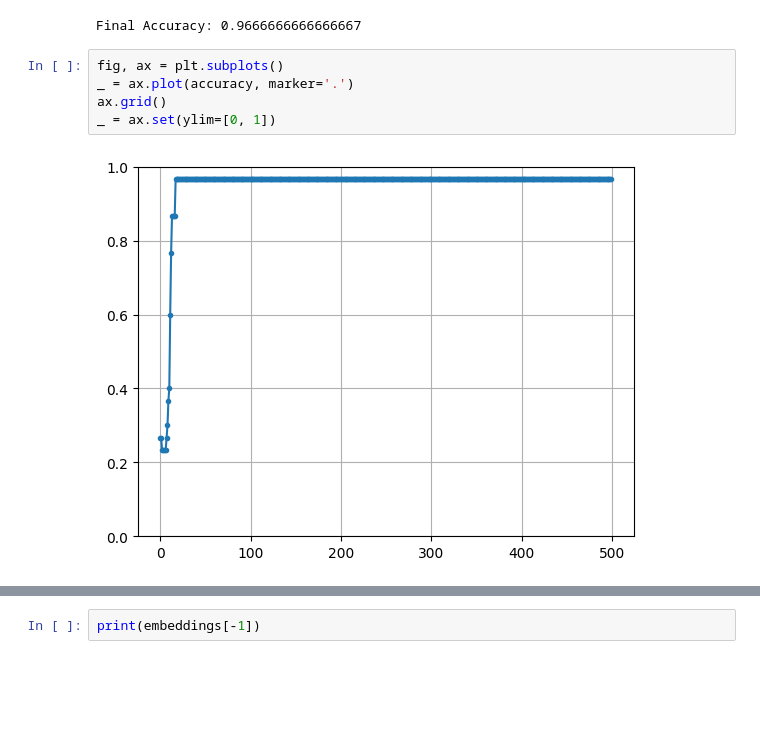
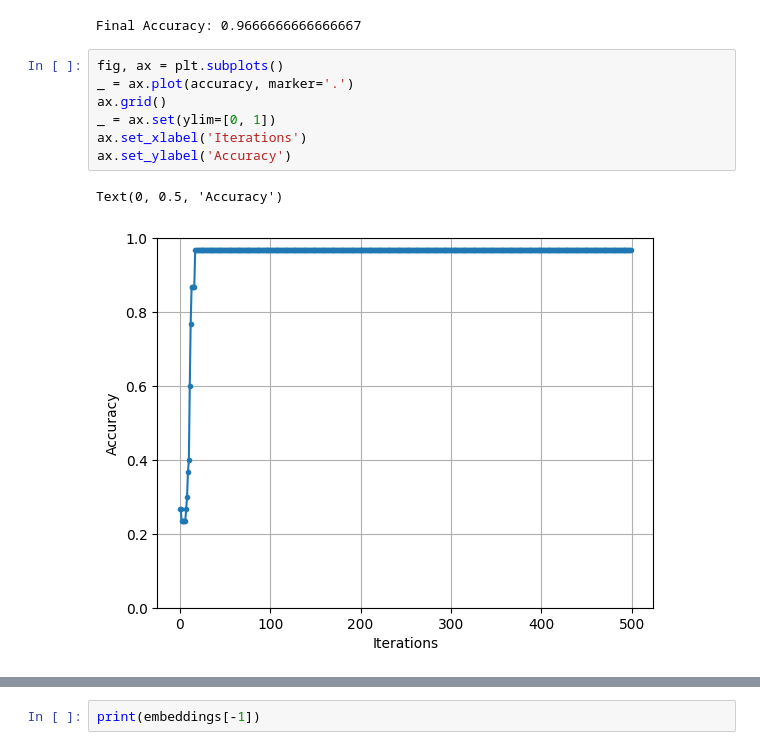
Before and after one commit to Nate-81/GCN_from_scratch, a Jupyter notebook: GNN_from_scratch.ipynb, the cells around one changed output, grey strips where cells are left out. Cells and saved outputs as stored; diff of their text form; blank space fills up the shorter version.

```diff
--- a/GNN_from_scratch.ipynb
+++ b/GNN_from_scratch.ipynb
@@ -360,10 +378,13 @@ Final Accuracy: 0.9666666666666667
 # %%
 fig, ax = plt.subplots()
 _ = ax.plot(accuracy, marker='.')
 ax.grid()
 _ = ax.set(ylim=[0, 1])
+ax.set_xlabel('Iterations')
+ax.set_ylabel('Accuracy')
 # %% [output]
+Text(0, 0.5, 'Accuracy')
-[figure, old version]
+[figure, new version]
 # %%
 pos = {i: embeddings[-1][i, :] for i in range(embeddings[-1].shape[0])}
 draw_graph(G, colouring, pos)
```
Also changed, not shown: parts of 9 cells of this notebook.
